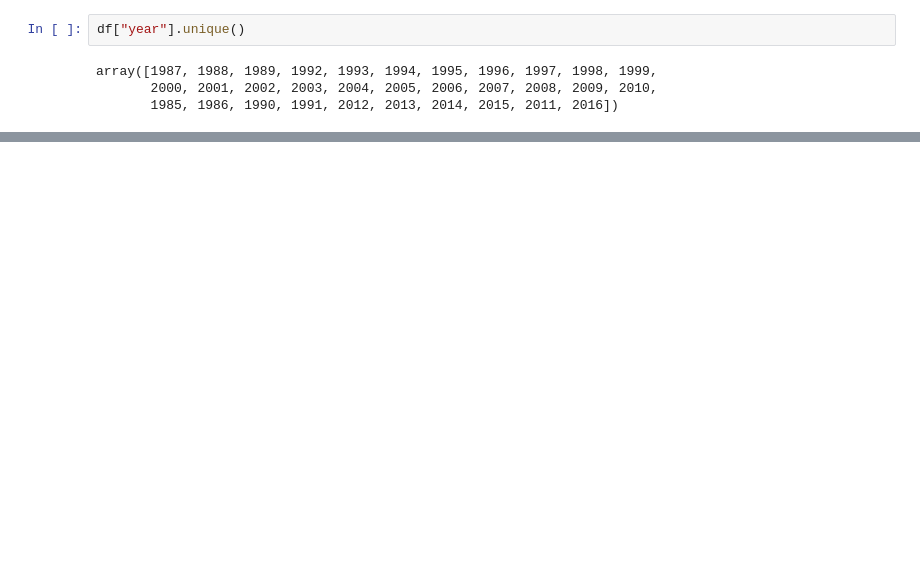
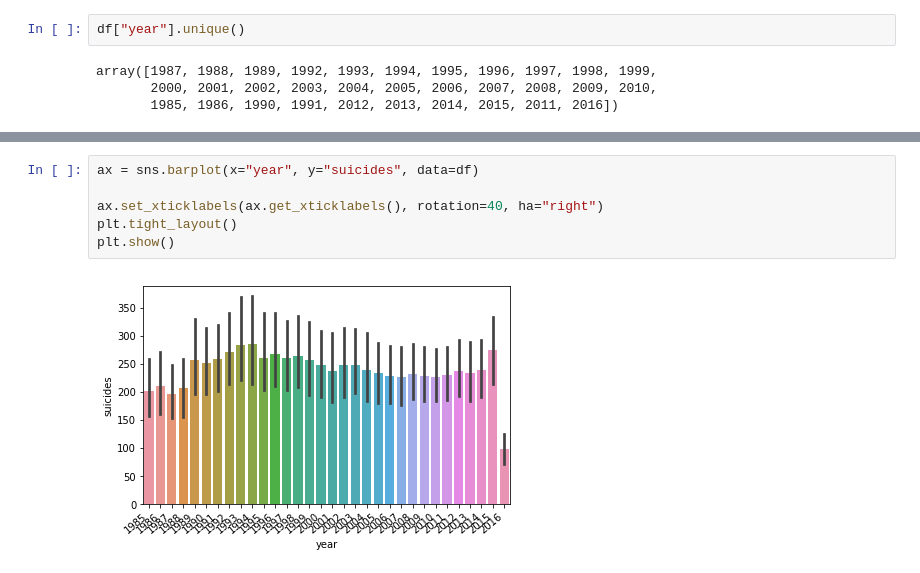
Before and after one commit to Sukhrobjon/DS-1.1, a Jupyter notebook: final_project/suicide_rate_1983_2016.ipynb, the cells around one changed output, grey strips where cells are left out. Cells and saved outputs as stored; diff of their text form; blank space fills up the shorter version.

```diff
--- a/final_project/suicide_rate_1983_2016.ipynb
+++ b/final_project/suicide_rate_1983_2016.ipynb
@@ -94,0 +109,8 @@ array([1987, 1988, 1989, 1992, 1993, 1994, 1995, 1996, 1997, 1998, 1999,
+# %%
+ax = sns.barplot(x="year", y="suicides", data=df)
+
+ax.set_xticklabels(ax.get_xticklabels(), rotation=40, ha="right")
+plt.tight_layout()
+plt.show()
+# %% [output]
+[figure, added]
```
Also changed, not shown: parts of 8 cells of this notebook, 1 other file.
